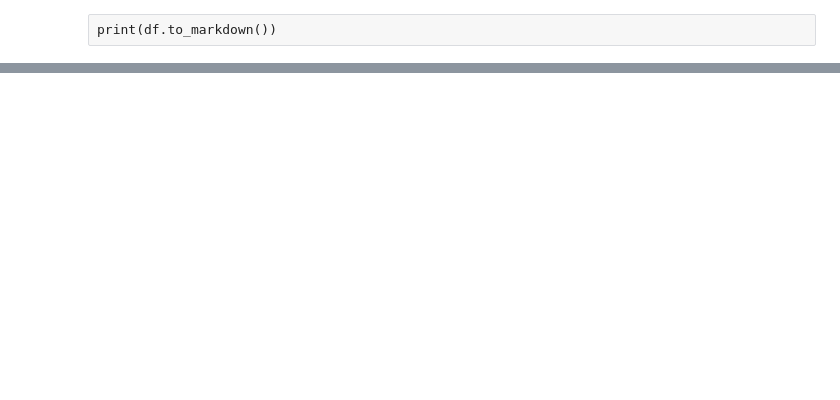
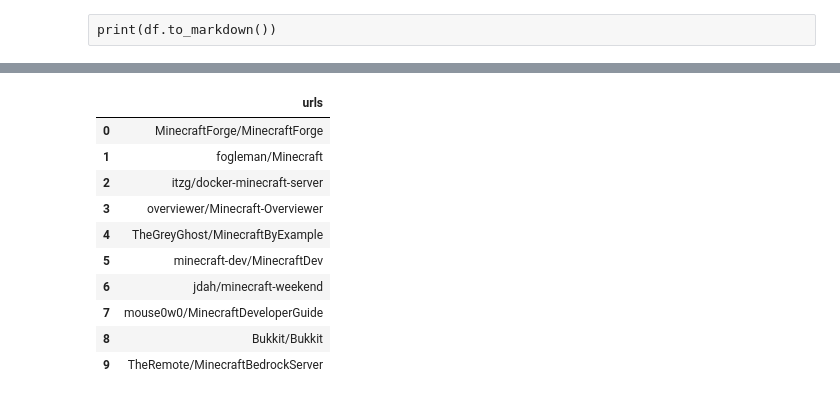
Before and after one commit to Doubtable-Steves-Linguistics/MinecraftNLP, a Jupyter notebook: cristina-project-notebook.ipynb, the cells around one changed output, grey strips where cells are left out. Cells and saved outputs as stored; diff of their text form; code cells hidden in the pictures; blank space fills up the shorter version.

```diff
--- a/cristina-project-notebook.ipynb
+++ b/cristina-project-notebook.ipynb
@@ -324,0 +293,15 @@ print(df.to_markdown())
+# %%
+df['urls'] = df['urls'].str.replace('/','',n=1)
+df
+# %% [output]
+|  | urls |
+| 0 | MinecraftForge/MinecraftForge |
+| 1 | fogleman/Minecraft |
+| 2 | itzg/docker-minecraft-server |
+| 3 | overviewer/Minecraft-Overviewer |
+| 4 | TheGreyGhost/MinecraftByExample |
+| 5 | minecraft-dev/MinecraftDev |
+| 6 | jdah/minecraft-weekend |
+| 7 | mouse0w0/MinecraftDeveloperGuide |
+| 8 | Bukkit/Bukkit |
+| 9 | TheRemote/MinecraftBedrockServer |
```
Also changed, not shown: parts of 17 cells of this notebook.
